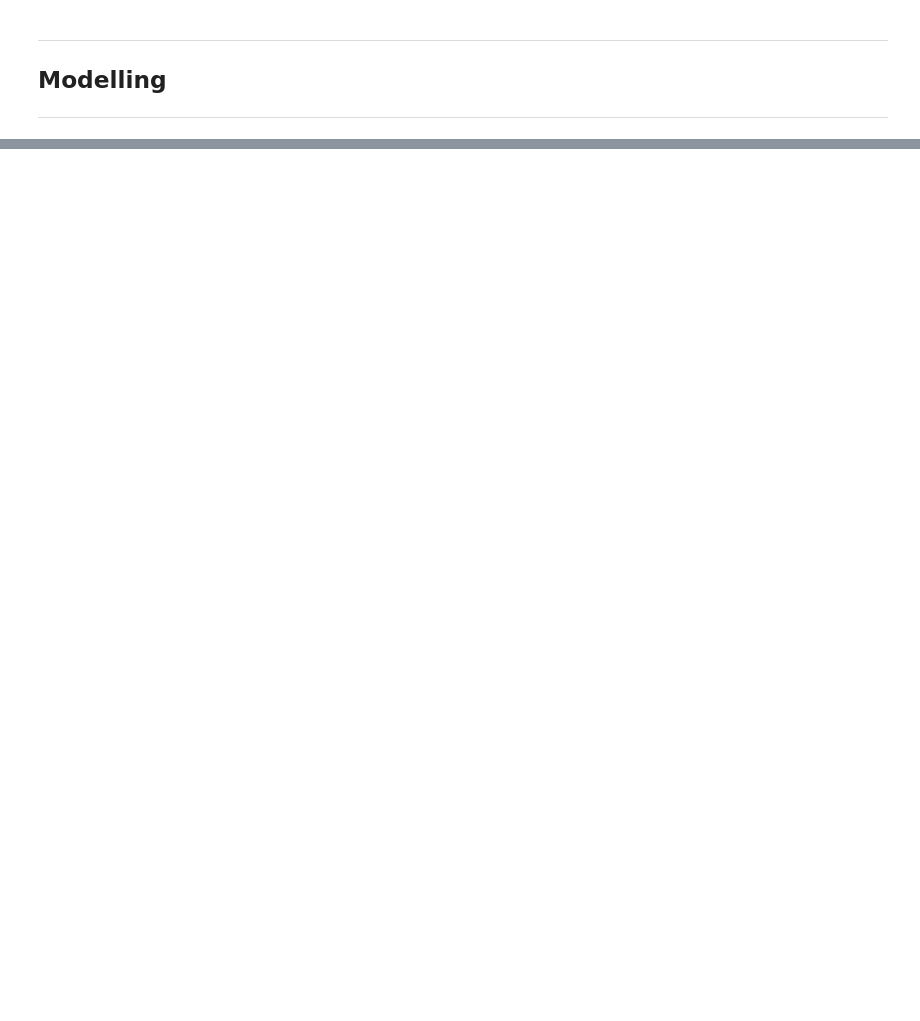
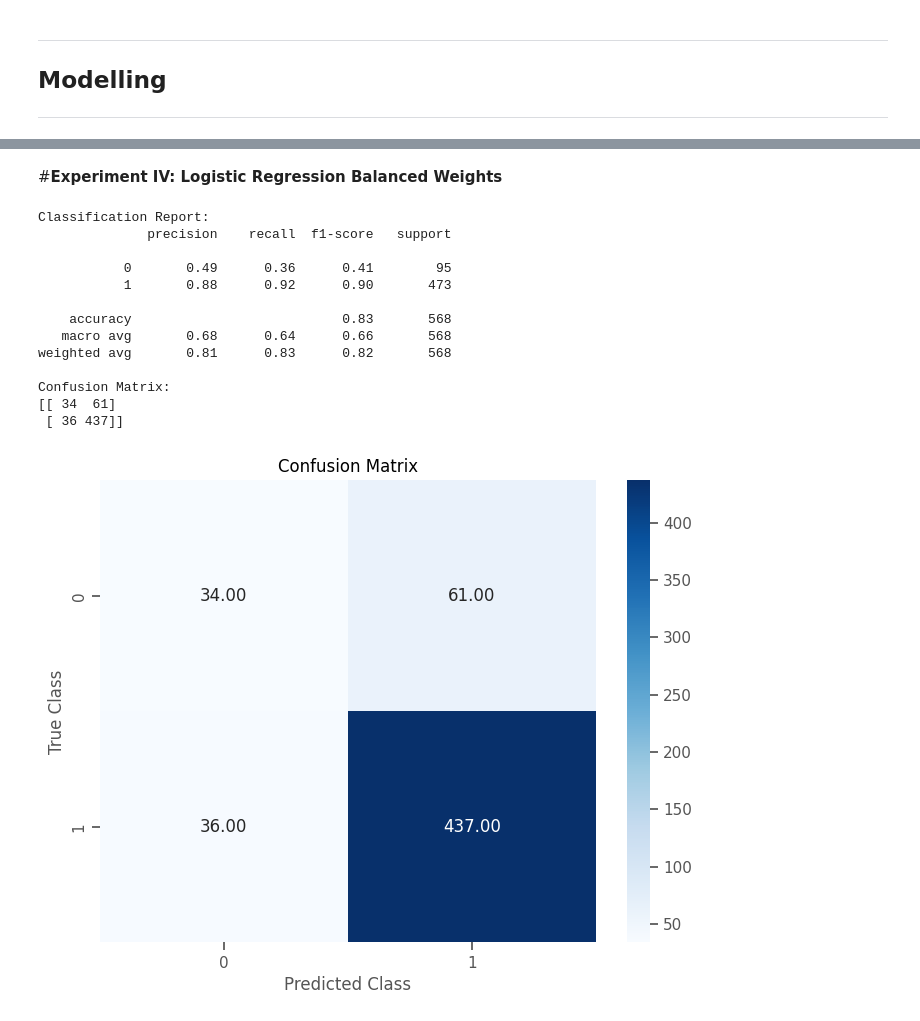
Before and after one commit to dthatprince/Global-Terrorism-Data-Analysis-and-Prediction, a Jupyter notebook: Colab_Prediction_of_global_terrorist_attacks.ipynb, the cells around one changed output, grey strips where cells are left out. Drawn from its saved outputs; the diff is of its cells as text; code cells hidden in the pictures; blank space fills up the shorter version.

```diff
--- a/Colab_Prediction_of_global_terrorist_attacks.ipynb
+++ b/Colab_Prediction_of_global_terrorist_attacks.ipynb
@@ -569,0 +1057,42 @@ fig.show()
+# %% [markdown]
+#**Experiment IV: Logistic Regression Balanced Weights**
+# %%
+lr = LogisticRegression(solver='newton-cg', class_weight='balanced')
+lr.fit(X_train_smoteenn, y_train_smoteenn)
+
+# Predicting on the test data
+pred_test = lr.predict(X_test)
+
+#Calculating and printing the f1 score
+class_report_result = classification_report(y_test, pred_test)
+print("Classification Report:")
+print(class_report_result)
+
+
+# Generate confusion matrix
+confusion_matrix_result = confusion_matrix(y_test, pred_test)
+print("Confusion Matrix:")
+print(confusion_matrix_result)
+
+# Generate heatmap confusion matrix
+plt.figure(figsize=(8, 6))
+sns.heatmap(confusion_matrix_result,fmt='.2f', annot=True, cmap='Blues')
+plt.title(f"Confusion Matrix")
+plt.xlabel("Predicted Class")
+plt.ylabel("True Class")
+plt.show()
+# %% [output]
+Classification Report:
+              precision    recall  f1-score   support
+
+           0       0.49      0.36      0.41        95
+           1       0.88      0.92      0.90       473
+
+    accuracy                           0.83       568
+   macro avg       0.68      0.64      0.66       568
+weighted avg       0.81      0.83      0.82       568
+
+Confusion Matrix:
+[[ 34  61]
+ [ 36 437]]
+[figure, added]
```
Also changed, not shown: parts of 47 cells of this notebook.
